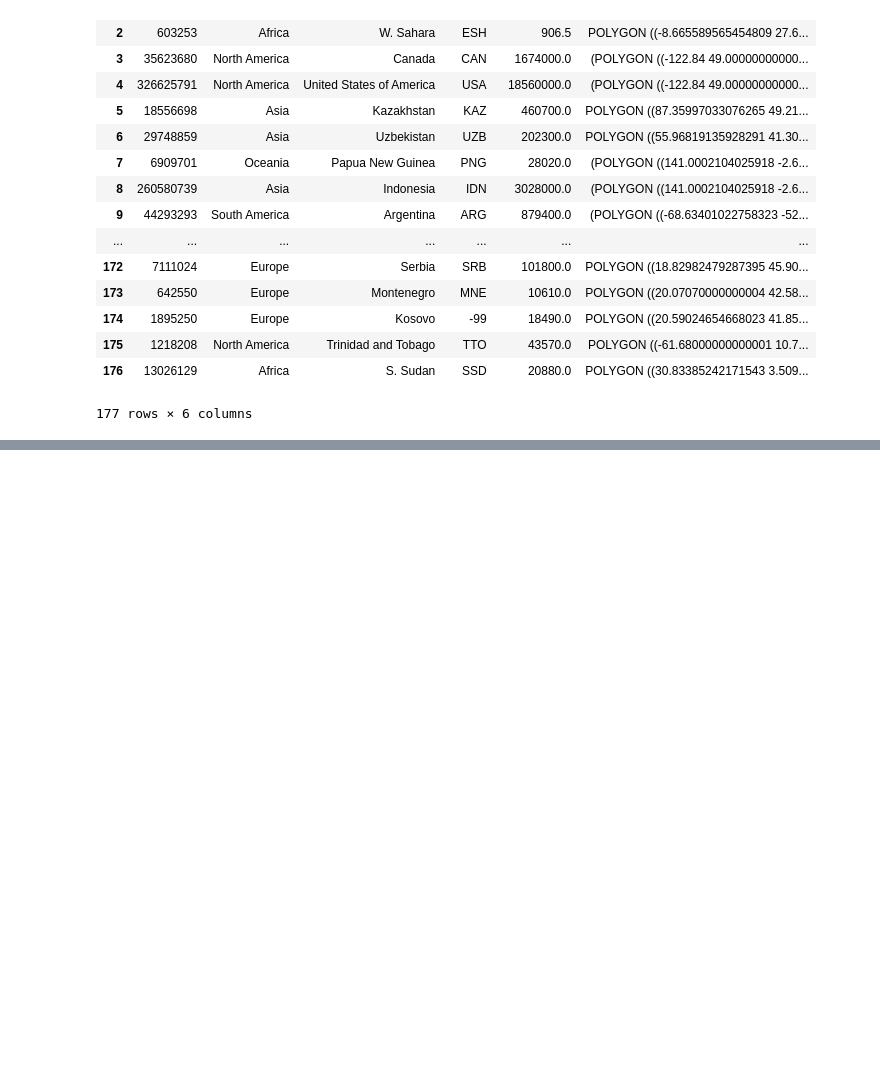
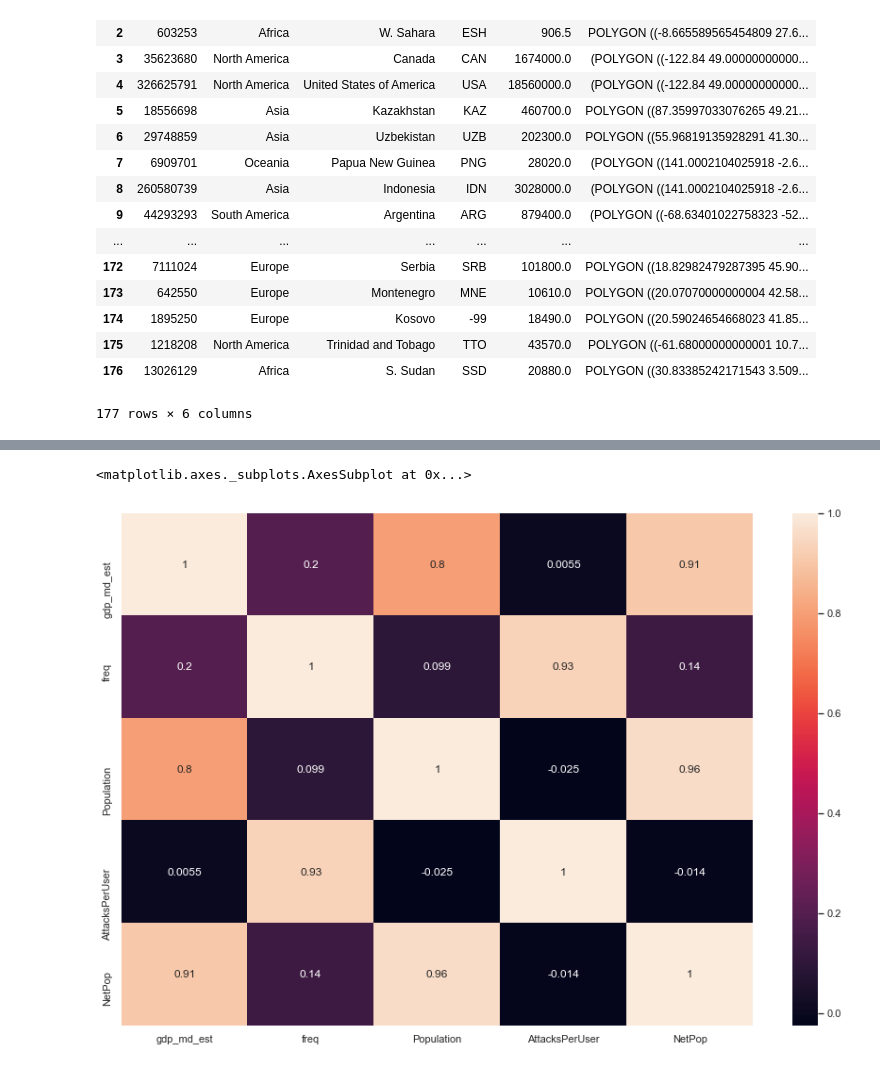
Before and after one commit to rijish45/Security-Analytics, a Jupyter notebook: data2305.ipynb, the cells around one changed output, grey strips where cells are left out. Saved outputs shown, nothing was run; the diff lists cells and outputs as text; code cells hidden in the pictures; blank space fills up the shorter version.

```diff
--- a/data2305.ipynb
+++ b/data2305.ipynb
@@ -484,0 +535,2 @@ full
+# %%
+data.drop(columns="pop_est", inplace = True)
@@ -484,0 +558,3 @@ full
+# %%
+data["AttacksPerUser"].dropna(axis = 0, inplace = True)
+data["Population"].dropna(axis = 0, inplace = True)
@@ -484,0 +617,3 @@ full
+# %%
+data.dropna(inplace = True)
+final_data = data
@@ -484,0 +641,10 @@ full
+# %%
+final_data.corr()
+final_data["NetPop"] = final_data["NetUserPercent"]*final_data["Population"]
+final_data.drop(columns=["NetUserPercent"], inplace = True)
+# %%
+fig, ax = plt.subplots(figsize = (15,10))
+sns.heatmap(final_data.corr(), annot= True)
+# %% [output]
+<matplotlib.axes._subplots.AxesSubplot at 0x...>
+[figure, added]
```
Also changed, not shown: parts of 25 cells of this notebook, 1 other file.
